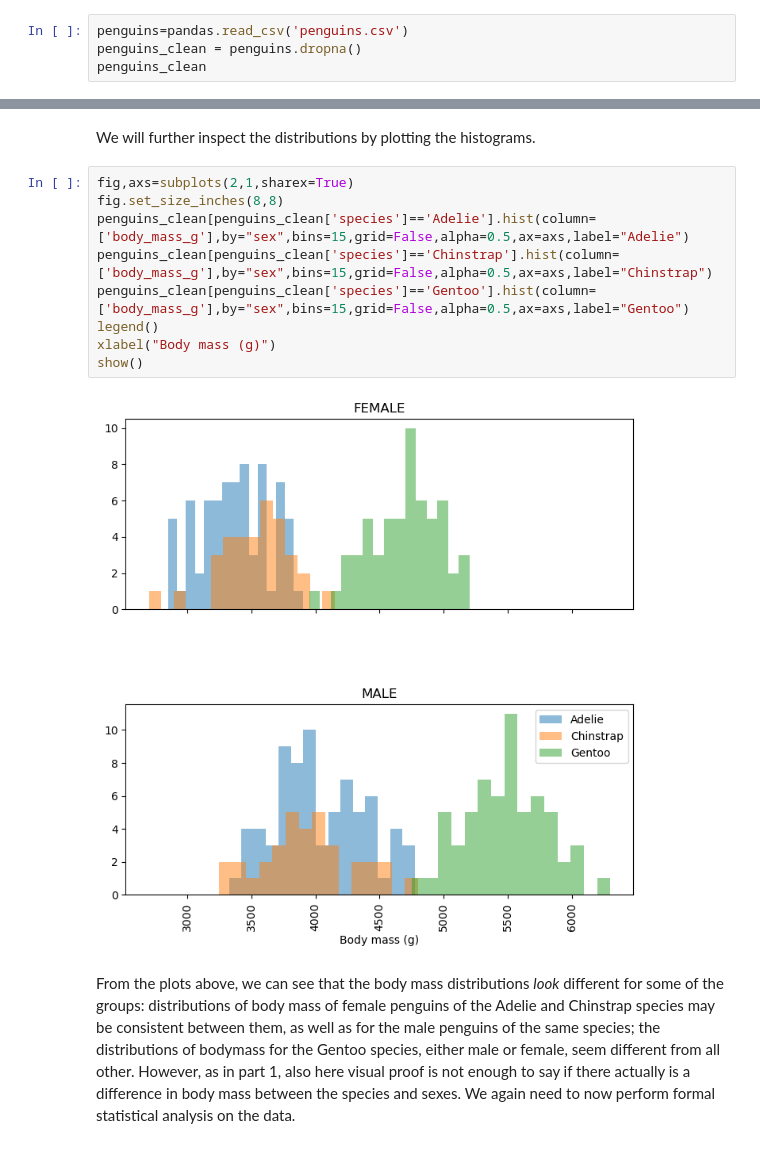
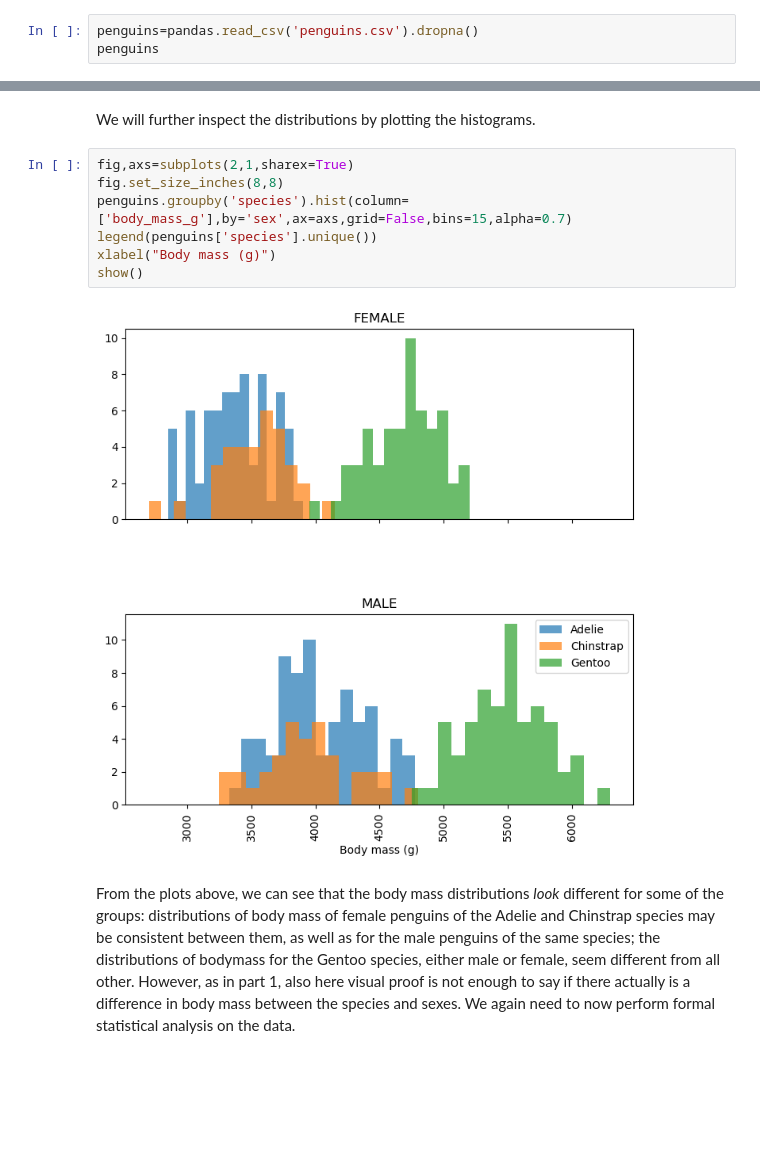
Before and after one commit to imperialchem/python-stats-intro, a Jupyter notebook: part3/stats-intro3.ipynb, the cells around one changed output, grey strips where cells are left out. Drawn from its saved outputs; the diff is of its cells as text; blank space fills up the shorter version.

Commit message:
Simplify code for histograms. Write out cases of Levene's test explicitly.

```diff
--- a/part3/stats-intro3.ipynb
+++ b/part3/stats-intro3.ipynb
@@ -39,9 +39,8 @@ import statsmodels.formula.api as smf
 
 We will first load the data from the penguin survey from the CSV file into a pandas dataframe and remove NaN entries.
 # %%
-penguins=pandas.read_csv('penguins.csv')
-penguins_clean = penguins.dropna()
-penguins_clean
+penguins=pandas.read_csv('penguins.csv').dropna()
+penguins
 # %% [output]
 |  | species | island | bill_length_mm | bill_depth_mm | flipper_length_mm | body_mass_g | sex |
 | 0 | Adelie | Torgersen | 39.1 | 18.7 | 181.0 | 3750.0 | MALE |
@@ -85,14 +84,12 @@ We will further inspect the distributions by plotting the histograms.
 # %%
 fig,axs=subplots(2,1,sharex=True)
 fig.set_size_inches(8,8)
-penguins_clean[penguins_clean['species']=='Adelie'].hist(column=['body_mass_g'],by="sex",bins=15,grid=False,alpha=0.5,ax=axs,label="Adelie")
-penguins_clean[penguins_clean['species']=='Chinstrap'].hist(column=['body_mass_g'],by="sex",bins=15,grid=False,alpha=0.5,ax=axs,label="Chinstrap")
-penguins_clean[penguins_clean['species']=='Gentoo'].hist(column=['body_mass_g'],by="sex",bins=15,grid=False,alpha=0.5,ax=axs,label="Gentoo")
-legend()
+penguins.groupby('species').hist(column=['body_mass_g'],by='sex',ax=axs,grid=False,bins=15,alpha=0.7)
+legend(penguins['species'].unique())
 xlabel("Body mass (g)")
 show()
 # %% [output]
-[figure, old version]
+[figure, new version]
 # %% [markdown]
 From the plots above, we can see that the body mass distributions *look* different for some of the groups: distributions of body mass of female penguins of the Adelie and Chinstrap species may be consistent between them, as well as for the male penguins of the same species; the distributions of bodymass for the Gentoo species, either male or female, seem different from all other. However, as in part 1, also here visual proof is not enough to say if there actually is a difference in body mass between the species and sexes. We again need to now perform formal statistical analysis on the data.
 
```
Also changed, not shown: parts of 7 cells of this notebook.
